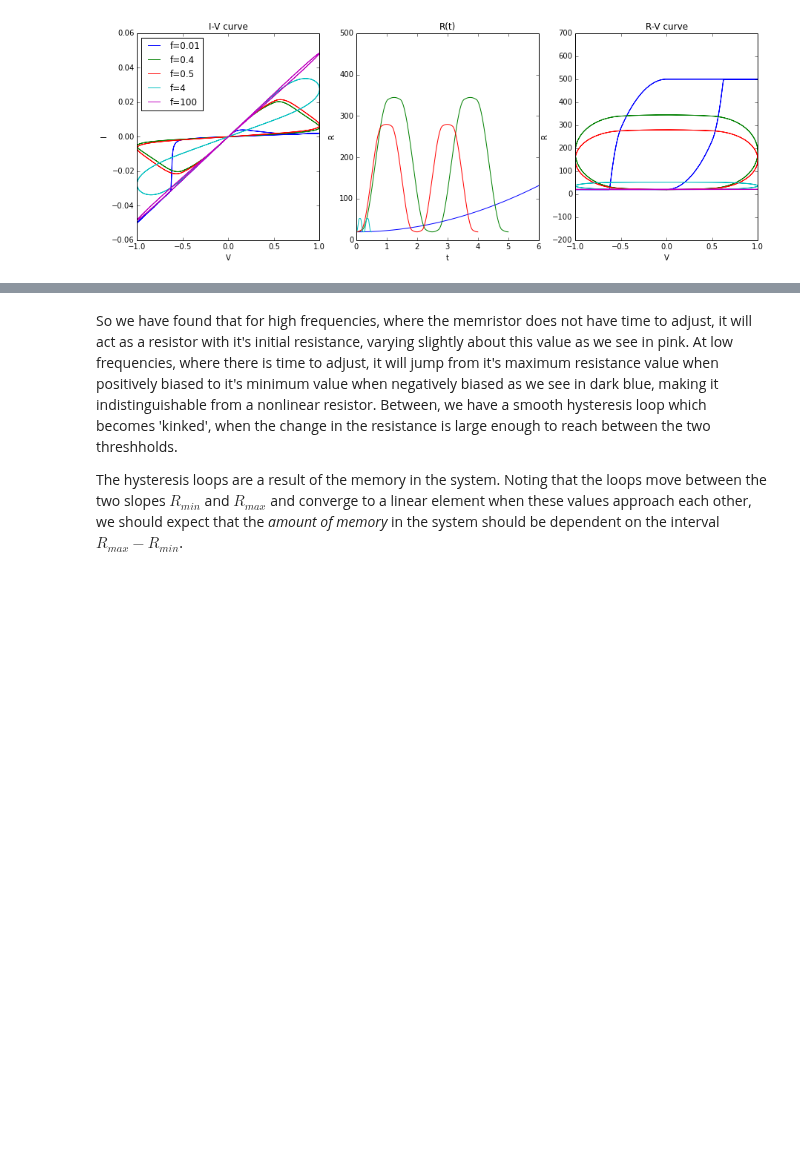
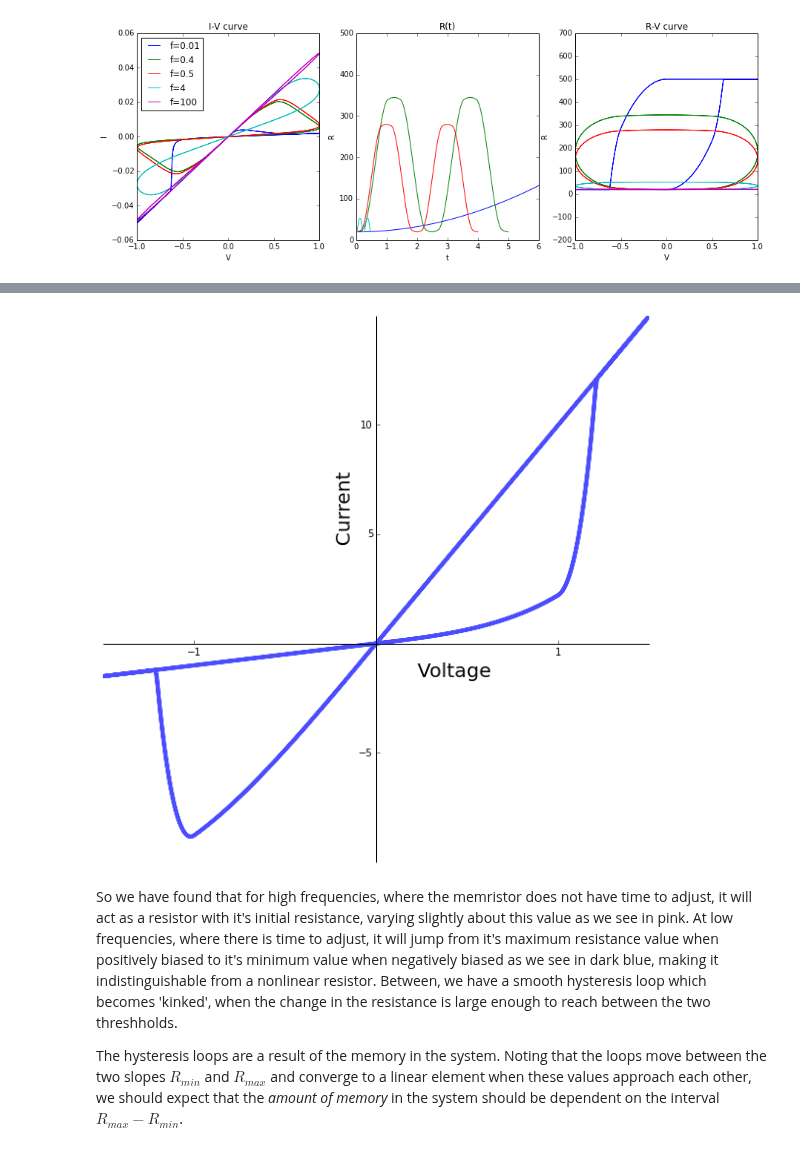
Before and after one commit to forrestsheldon/memNets, a Jupyter notebook: Memory_Devices.ipynb, the cells around one changed output, grey strips where cells are left out. Saved outputs shown, nothing was run; the diff lists cells and outputs as text; code cells hidden in the pictures; blank space fills up the shorter version.

Commit message:
working on cleaning up the presentation.  Need to start adding citations

```diff
--- a/Memory_Devices.ipynb
+++ b/Memory_Devices.ipynb
@@ -242,3 +266,36 @@ ax[2].set_ylim(-200, 700)
+# %%
+fig, ax = plt.subplots(figsize=(10,10))
+
+freq = 0.05
+def voltage(t):
+    return 1.5 * np.sin(2 * np.pi * freq * t)
+
+t = np.linspace(0, 2 / freq, 1000)
+
+x = integrate_VC_memR(GisX, vc_memG_xdot, voltage, t, np.array([1,]), np.array([1,]),  np.array([10,]))
+# make sure to flatten x if we have only one internal variable
+G = map(GisX, x.flatten(), voltage(t), t)
+I = G * voltage(t)
+
+ax.plot(voltage(t), I, label='f='+str(freq), lw=4, alpha=0.7)
+
+ax.spines['right'].set_color('none')
+ax.spines['top'].set_color('none')
+
+ax.xaxis.set_ticks_position('bottom')
+ax.spines['bottom'].set_position(('data',0)) # set position of x spine to x=0
+
+ax.yaxis.set_ticks_position('left')
+ax.spines['left'].set_position(('data',0))   # set position of y spine to y=0
+
+ax.set_xlabel("                         Voltage", fontsize=20)
+ax.set_ylabel("                          Current", fontsize=20)
+
+ax.set_xticks([-1, 1])
+ax.set_yticks([-5, 5, 10])
+fig.savefig(filename='Advancement_presentation/hysteresis.png')
+# %% [output]
+[figure, added]
 # %% [markdown]
 So we have found that for high frequencies, where the memristor does not have time to adjust, it will act as a resistor
 with it's initial resistance, varying slightly about this value as we see in pink. At low frequencies, where there is time to adjust, it will jump from it's maximum resistance value when positively biased to it's minimum value when negatively biased as we see in dark blue, making it indistinguishable from a nonlinear resistor. Between, we have a smooth hysteresis loop which becomes 'kinked', when the change in the resistance is large enough to reach between the two threshholds.
```
Also changed, not shown: parts of 2 cells of this notebook, 4 other files.
